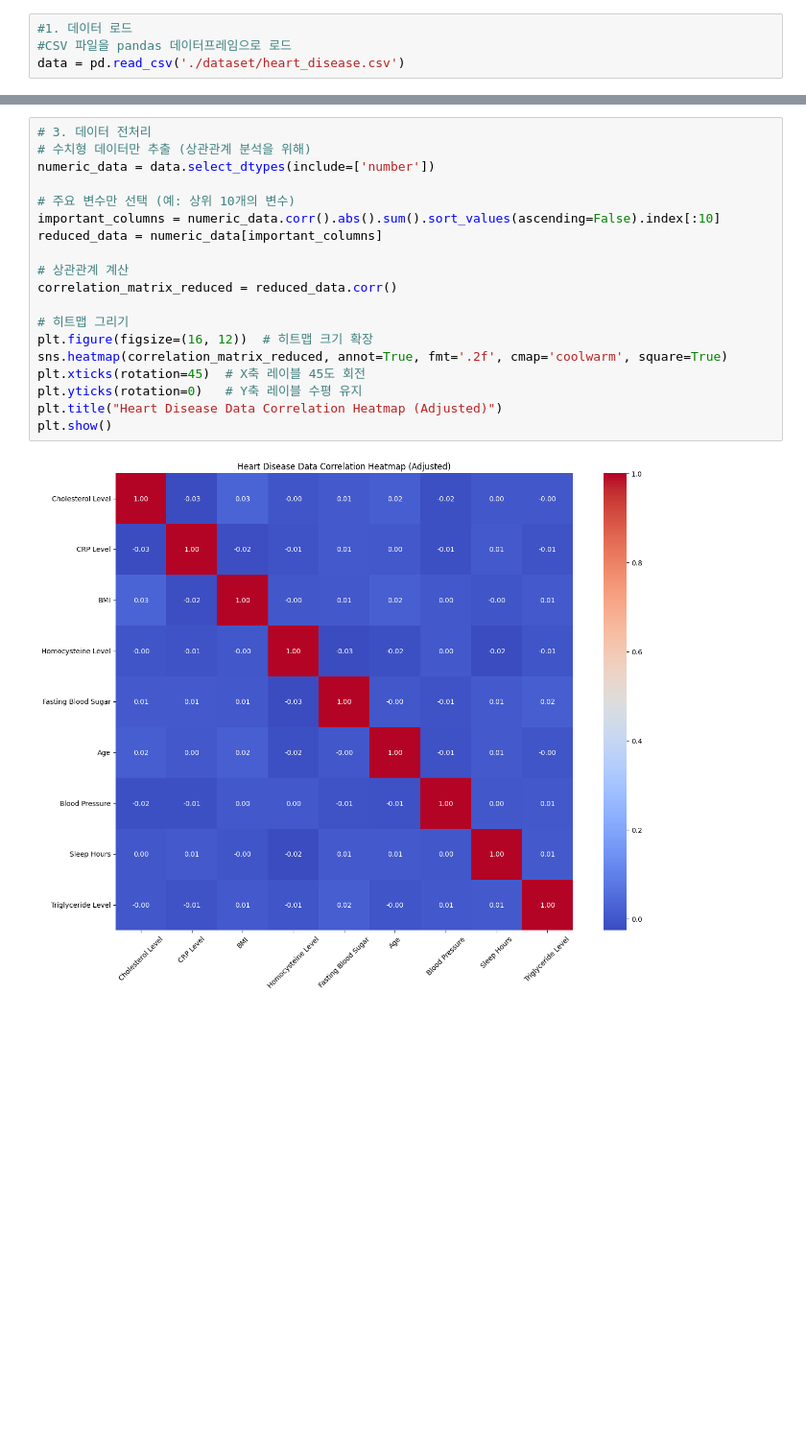
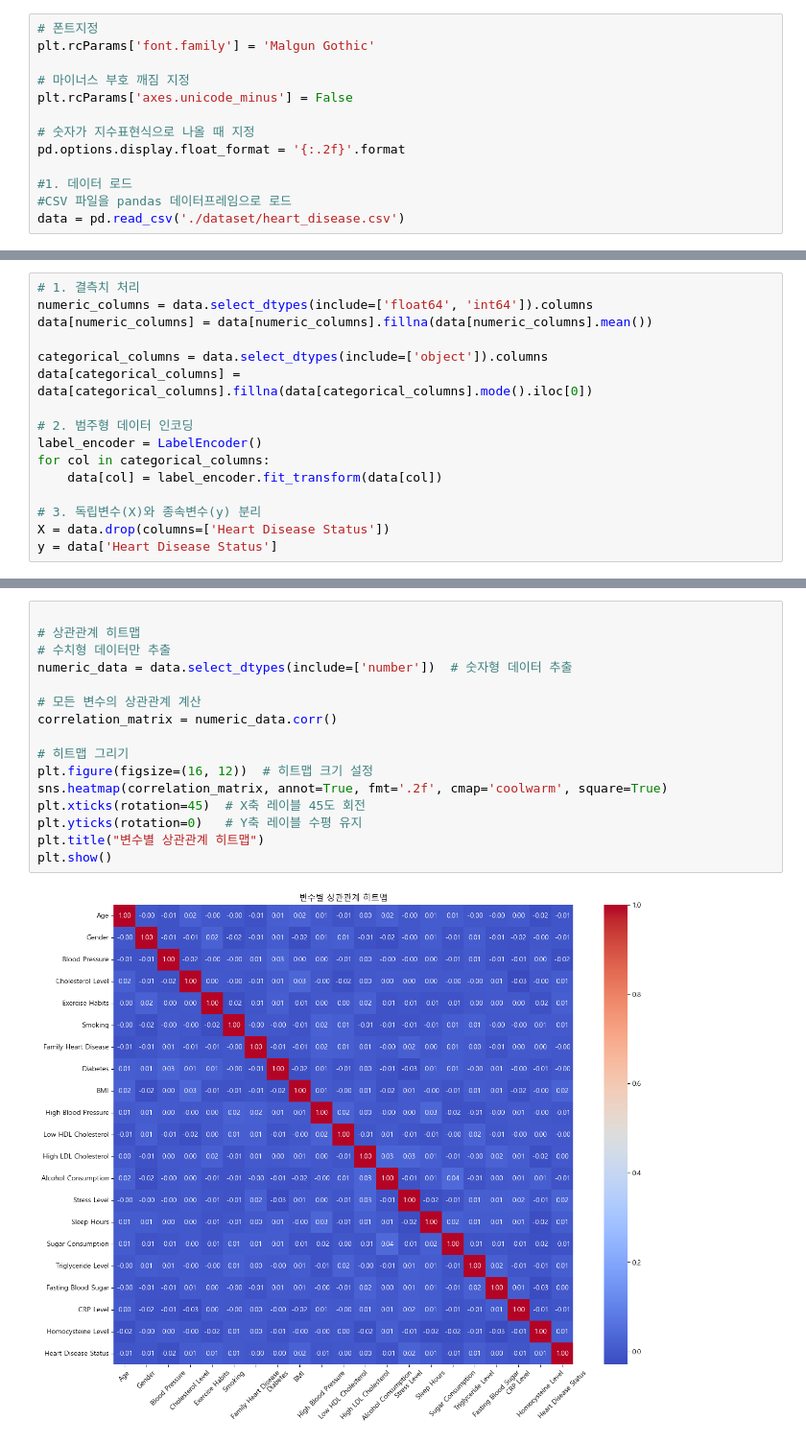
Before and after one commit to KIMMZN/python, a Jupyter notebook: heart_disease_test.ipynb, the cells around one changed output, grey strips where cells are left out. Shown at 96% size. Saved outputs shown, nothing was run; the diff lists cells and outputs as text; blank space fills up the shorter version.

```diff
--- a/heart_disease_test.ipynb
+++ b/heart_disease_test.ipynb
@@ -16,4 +20,13 @@ from sklearn.preprocessing import LabelEncoder # 범주형 데이터를 숫자
 # %%
+# 폰트지정
+plt.rcParams['font.family'] = 'Malgun Gothic'
+
+# 마이너스 부호 깨짐 지정
+plt.rcParams['axes.unicode_minus'] = False
+
+# 숫자가 지수표현식으로 나올 때 지정
+pd.options.display.float_format = '{:.2f}'.format
+
 #1. 데이터 로드
 #CSV 파일을 pandas 데이터프레임으로 로드
 data = pd.read_csv('./dataset/heart_disease.csv')
@@ -101,0 +121,16 @@ High Blood Pressure                 0                     0.0
+# %%
+# 1. 결측치 처리
+numeric_columns = data.select_dtypes(include=['float64', 'int64']).columns
+data[numeric_columns] = data[numeric_columns].fillna(data[numeric_columns].mean())
+
+categorical_columns = data.select_dtypes(include=['object']).columns
+data[categorical_columns] = data[categorical_columns].fillna(data[categorical_columns].mode().iloc[0])
+
+# 2. 범주형 데이터 인코딩
+label_encoder = LabelEncoder()
+for col in categorical_columns:
+    data[col] = label_encoder.fit_transform(data[col])
+
+# 3. 독립변수(X)와 종속변수(y) 분리
+X = data.drop(columns=['Heart Disease Status'])
+y = data['Heart Disease Status']
@@ -102,21 +183,18 @@ High Blood Pressure                 0                     0.0
 # %%
-# 3. 데이터 전처리
-# 수치형 데이터만 추출 (상관관계 분석을 위해)
-numeric_data = data.select_dtypes(include=['number'])
 
-# 주요 변수만 선택 (예: 상위 10개의 변수)
-important_columns = numeric_data.corr().abs().sum().sort_values(ascending=False).index[:10]
-reduced_data = numeric_data[important_columns]
+# 상관관계 히트맵
+# 수치형 데이터만 추출
+numeric_data = data.select_dtypes(include=['number'])  # 숫자형 데이터 추출
 
-# 상관관계 계산
-correlation_matrix_reduced = reduced_data.corr()
+# 모든 변수의 상관관계 계산
+correlation_matrix = numeric_data.corr()
 
 # 히트맵 그리기
-plt.figure(figsize=(16, 12))  # 히트맵 크기 확장
-sns.heatmap(correlation_matrix_reduced, annot=True, fmt='.2f', cmap='coolwarm', square=True)
+plt.figure(figsize=(16, 12))  # 히트맵 크기 설정
+sns.heatmap(correlation_matrix, annot=True, fmt='.2f', cmap='coolwarm', square=True)
 plt.xticks(rotation=45)  # X축 레이블 45도 회전
 plt.yticks(rotation=0)   # Y축 레이블 수평 유지
-plt.title("Heart Disease Data Correlation Heatmap (Adjusted)")
+plt.title("변수별 상관관계 히트맵")
 plt.show()
 # %% [output]
-[figure, old version]
+[figure, new version]
```
Also changed, not shown: parts of 19 cells of this notebook, 11 other files.
